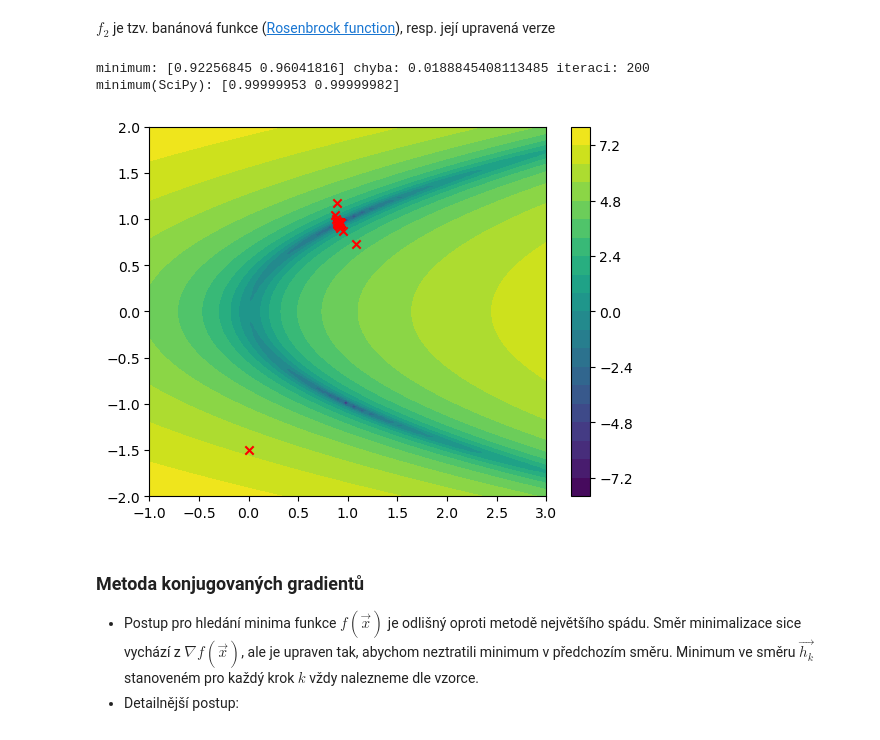
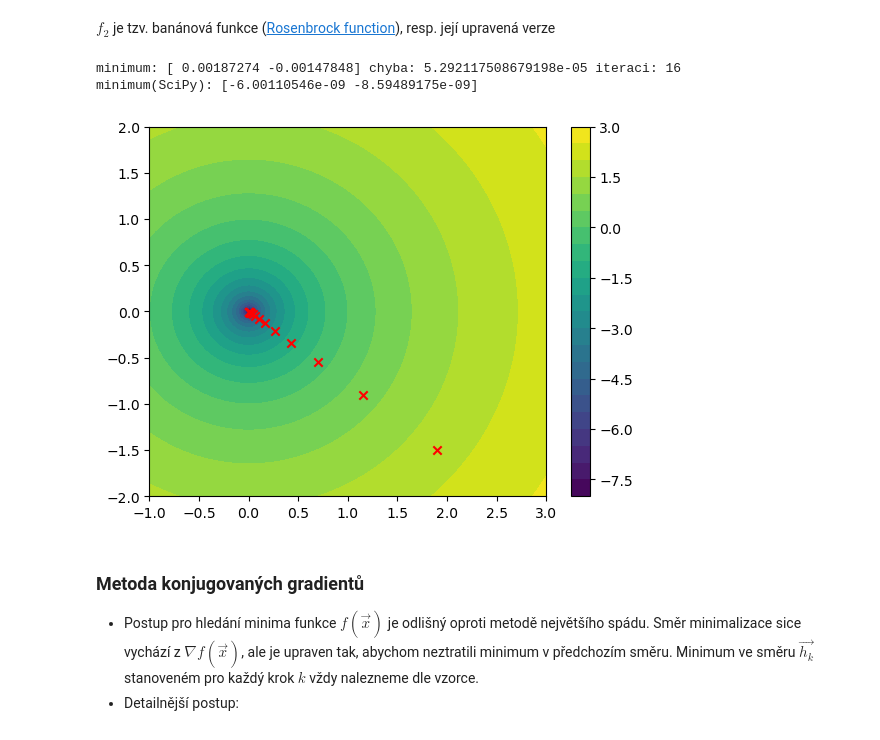
Before and after one commit to jpsikal/anm, a Jupyter notebook: _build/jupyter_execute/Cviceni07.ipynb, the cells around one changed output. Drawn from its saved outputs; the diff is of its cells as text; code cells hidden in the pictures.

```diff
--- a/_build/jupyter_execute/Cviceni07.ipynb
+++ b/_build/jupyter_execute/Cviceni07.ipynb
@@ -157,19 +157,22 @@ presnost = 1e-4
 # pocatecni bod
 x0 = [0, -1.5]
 
+# pocatecni bod pro f1
+x0 = [1.9, -1.5]
+
 
 # budeme si prubezne ukladat odhad reseni a chybu odhadu
 epsilon = [] # odhad chyby v jednotlivych krocich
 reseni = [] # aktualni odhad reseni
 
-f = f2 # urceni funkce, jejiz minimum budeme hledat
+f = f1 # urceni funkce, jejiz minimum budeme hledat
 
 grad = gradfce(f, x0, 0.00001)
 epsilon.append(np.abs(grad @ grad))
 reseni.append(x0)
 
-#alpha = 0.02      # nastaveni pro f1
-alpha = 0.002     # nastaveni pro f2
+alpha = 0.2      # nastaveni pro f1
+#alpha = 0.002     # nastaveni pro f2
 maxIteraci = 200
 
 # hledani probiha v cyklu
@@ -194,36 +197,36 @@ while True:
 
 minimum = reseni[-1] # odhad konecneho reseni
 chyba = epsilon[-1] # odhad konecne chyby
 iteraci = len(reseni)
 
 minCG = optimize.minimize(f, x0, method="CG").x
 
 print("minimum:", minimum, "chyba:", chyba, "iteraci:", iteraci)
 print("minimum(SciPy):", minCG)
 
 
 osa_x = np.linspace(-1, 3, 100)
 osa_y = np.linspace(-2, 2, 100)
 #osa_x = np.linspace(0.8, 1.2, 100)    # nastaveni pro zobrazeni, co se deje v okoli minima f2
 #osa_y = np.linspace(0.8, 1.2, 100)
 
 (x,y) = np.meshgrid(osa_x, osa_y)
 
 z = np.log(f((x, y)))
 
 plt.contourf(x, y, z, levels=20)
 plt.colorbar();
 
 reseni = np.array(reseni)
 
 plt.scatter(reseni[:,0], reseni[:,1], c='r', marker='x');
 #plt.scatter(reseni[10:,0], reseni[10:,1], c='r', marker='x');   # nastaveni pro zobrazeni, co se deje v okoli minima f2
 
 # v pripade bananove funkce (f2) je metoda nejvetsiho spadu po dosazeni "udoli" neefektivni
 # %% [output]
-minimum: [0.92256845 0.96041816] chyba: 0.0188845408113485 iteraci: 200
-minimum(SciPy): [0.99999953 0.99999982]
+minimum: [ 0.00187274 -0.00147848] chyba: 5.292117508679198e-05 iteraci: 16
+minimum(SciPy): [-6.00110546e-09 -8.59489175e-09]
-[figure, old version]
+[figure, new version]
 # %% [markdown]
 ### Metoda konjugovaných gradientů
 - Postup pro hledání minima funkce $f(\vec{x})$ je odlišný oproti metodě největšího spádu. Směr minimalizace sice vychází z $\nabla f(\vec{x})$, ale je upraven tak, abychom neztratili minimum v předchozím směru. Minimum ve směru $\vec{h_k}$ stanoveném pro každý krok $k$ vždy nalezneme dle vzorce.
```
Also changed, not shown: 25 other files.
